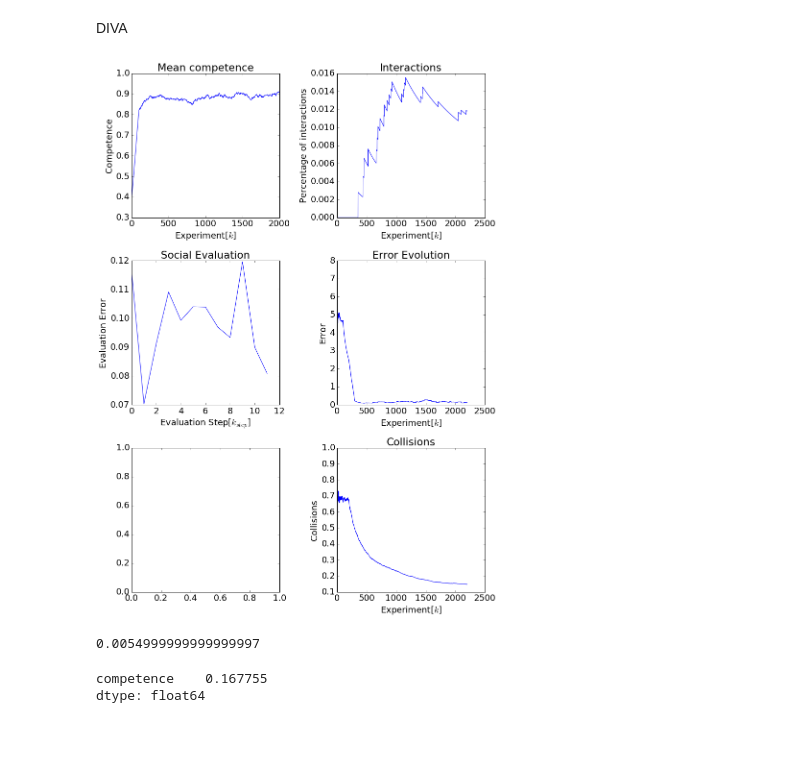
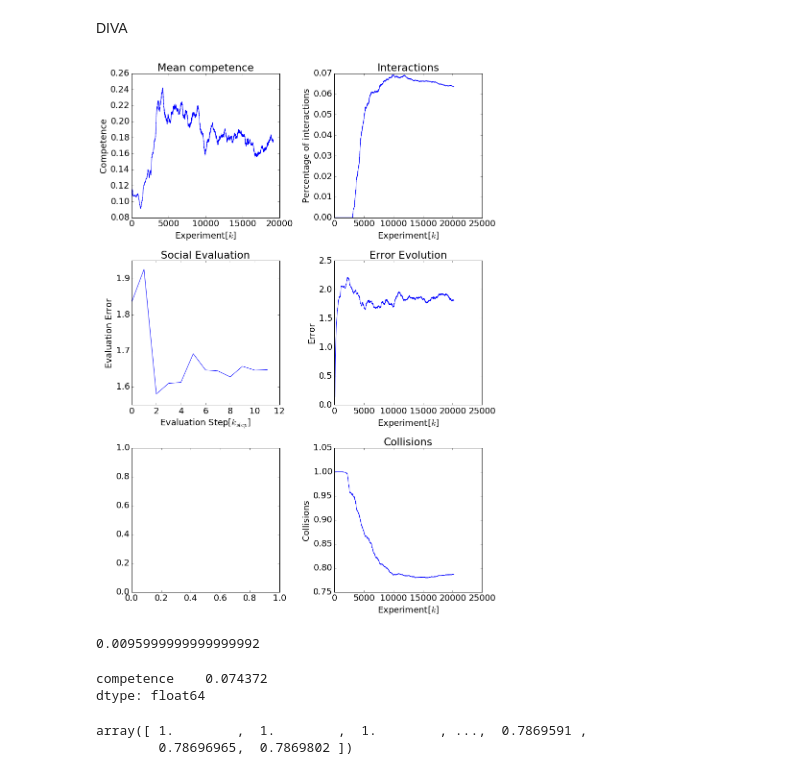
Before and after one commit to yumilceh/artificialbabbling, a Jupyter notebook: SensorimotorExploration/Executables/July17/diva_single_results.ipynb, the cells around one changed output. Cells and saved outputs as stored; diff of their text form; code cells hidden in the pictures; blank space fills up the shorter version.

Commit message:
load_data
Former-commit-id: 2ddbca1d51e1de7f3edffe78c708c41945a5b380

```diff
--- a/SensorimotorExploration/Executables/July17/diva_single_results.ipynb
+++ b/SensorimotorExploration/Executables/July17/diva_single_results.ipynb
@@ -35,7 +35,7 @@ def moving_av(arr_, win_sz):
     out = np.array(out).flatten()
     return out
 # %%
-data_file = "parabola_var_social_thresh/Parabola_Pool_116_2017_07_27_18_07_sim_data.h5"
+data_file = "test/motherese_test2_cmf_2017_07_29_13_06_sim_data.h5"
 
 
 conf_file =  data_file.replace('sim_data.h5', 'conf.txt')
@@ -61,7 +61,7 @@ sim_somato_error_ = np.linalg.norm(data.somato_goal.data.as_matrix() -
                           data.somato.data.as_matrix(), axis=1)
 
 #Sensor evaluation data
-eva_sensor_data, foo = load_sim_h5(data_file.replace('sim_data.h5', 'sensori_sensor_eva_valset.h5'))
+eva_sensor_data, foo = load_sim_h5(data_file.replace('sim_data.h5', 'sensor_eva_valset.h5'))
 sensor_eva_error_ = np.linalg.norm(eva_sensor_data.sensor_goal.data.as_matrix() -
                           eva_sensor_data.sensor.data.as_matrix(), axis=1)
 sensor_eva_contact_ = eva_sensor_data.cons.data.as_matrix()
@@ -83,51 +83,56 @@ fig1, ax1 = plt.subplots(3,2)
 
 plt.sca(ax1[0,0])
 ax1[0,0].set_title('Mean competence')
-data.plot_time_series('competence',0,moving_average=200,axes=ax1[0,0])
+data.plot_time_series('competence',0,moving_average=1000,axes=ax1[0,0])
 plt.xlabel('Experiment[$k$]')
 plt.ylabel('Competence')
 plt.tight_layout()
 
 plt.sca(ax1[0,1])
 ax1[0,1].set_title('Interactions')
 plt.plot(incremental_mean(interactions))
 plt.xlabel('Experiment[$k$]')
 plt.ylabel('Percentage of interactions')
 plt.tight_layout()
 
 plt.sca(ax1[1,0])
 ax1[1,0].set_title('Social Evaluation')
 plt.plot(sim_eva_errors)
 plt.xlabel('Evaluation Step[$k_{step}$]')
 plt.ylabel('Evaluation Error')
 plt.tight_layout()
 
 plt.sca(ax1[1,1])
 ax1[1,1].set_title('Error Evolution')
-plt.plot(moving_av(sim_sensor_error_,win_sz=200))
+plt.plot(moving_av(sim_sensor_error_,win_sz=1000))
 plt.xlabel('Experiment[$k$]')
 plt.ylabel('Error')
 plt.tight_layout()
 
 plt.sca(ax1[2,1])
 ax1[2,1].set_title('Collisions')
 plt.plot(incremental_mean(data.cons.data.as_matrix()))
 plt.xlabel('Experiment[$k$]')
 plt.ylabel('Collisions')
 plt.tight_layout()
 # %% [output]
-[figure, old version]
+[figure, new version]
 # %%
 # # fig1.savefig('/home/yumilceh/Dropbox/Aplicaciones/ShareLaTeX/Epirob 2017/images/vt_results.eps',\
 # #              format='eps', dpi=1000,bbox_extra_artists=(lgd,), bbox_inches='tight')
 # fig1.savefig(directory + 'vt_results.eps',\
 #              format='eps', dpi=1000,bbox_extra_artists=(lgd,), bbox_inches='tight')
 
-sum(interactions)/20000
+sum(interactions)/10000
 # %% [output]
-0.0054999999999999997
+0.0095999999999999992
 # %%
 np.sum(data.competence.data)/20000
 # %% [output]
-competence    0.167755
+competence    0.074372
 dtype: float64
+# %%
+incremental_mean(data.cons.data.as_matrix())
+# %% [output]
+array([ 1.        ,  1.        ,  1.        , ...,  0.7869591 ,
+        0.78696965,  0.7869802 ])
```
Also changed, not shown: 11 other files.
